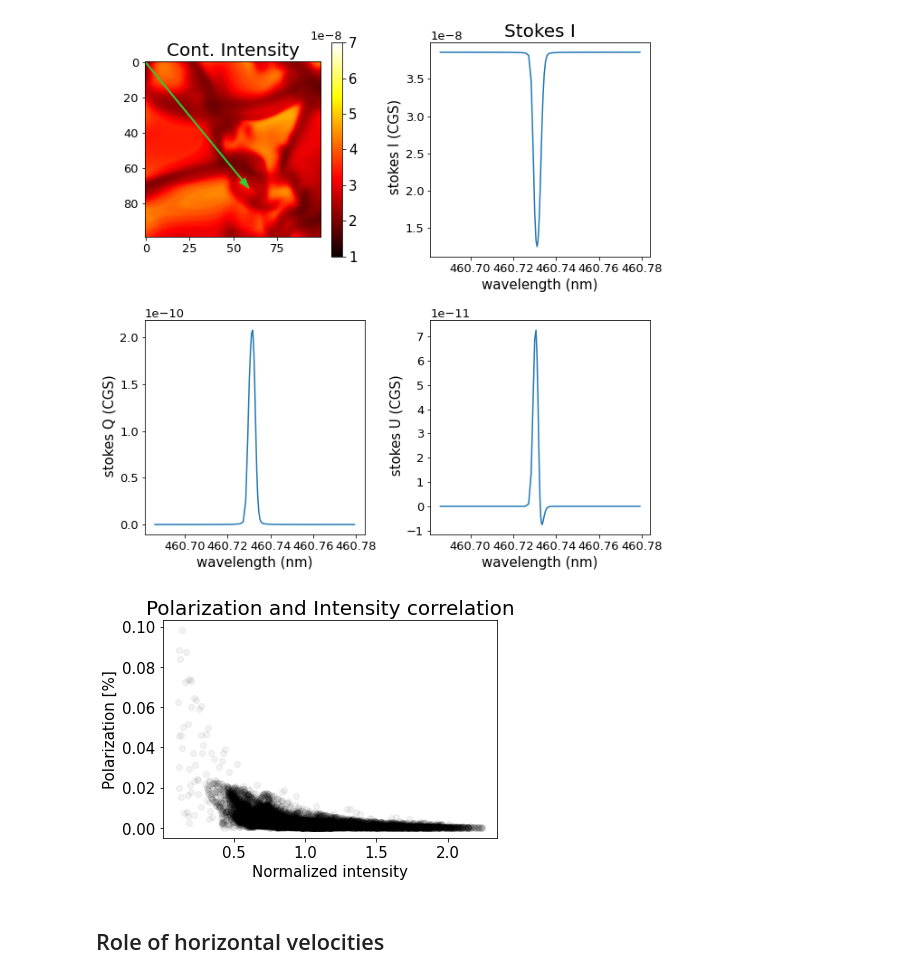
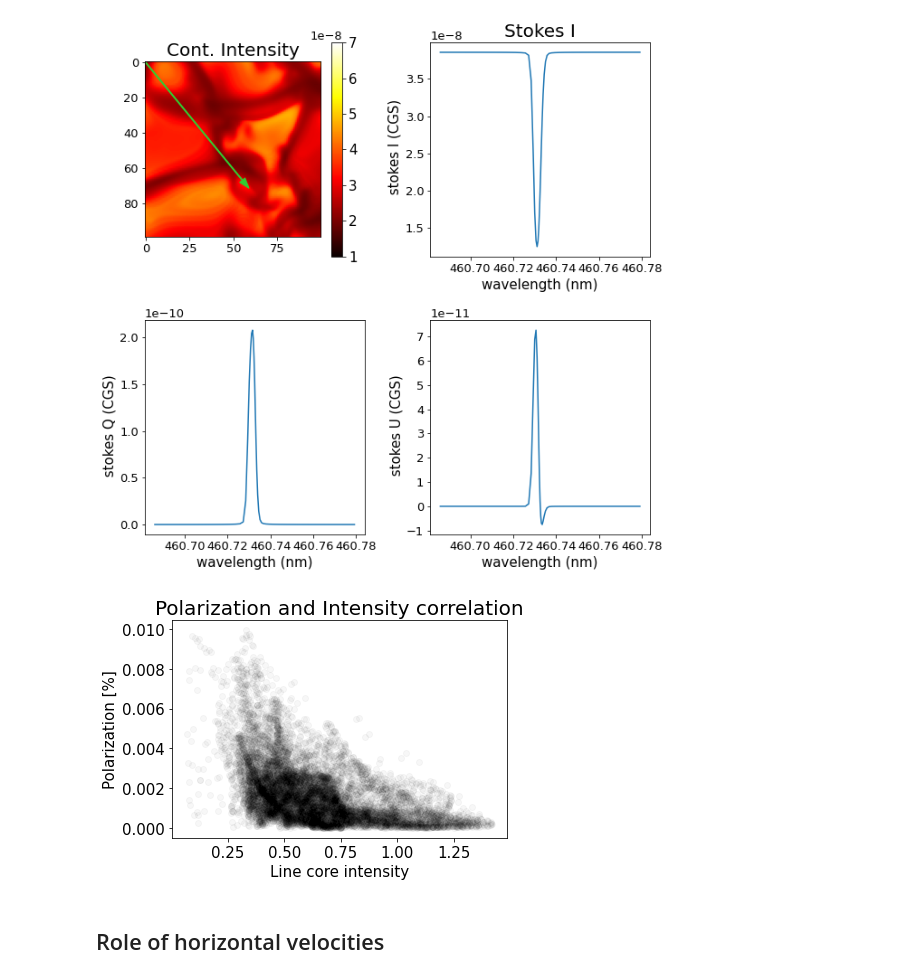
Before and after one commit to neerajkulk/reconstruct_hanle, a Jupyter notebook: scattering_pol/spol_synthesize.ipynb, the cells around one changed output. Cells and saved outputs as stored; diff of their text form; code cells hidden in the pictures.

```diff
--- a/scattering_pol/spol_synthesize.ipynb
+++ b/scattering_pol/spol_synthesize.ipynb
@@ -304,18 +425,18 @@ plt.savefig('/Users/kulkarniad/Desktop/mur100_pol.png')
 [figure]
 # %%
 pol = np.sqrt(q[lc,0]**2 + u[lc,0]**2)
-pol /= i[lc,0]
+pol /= i[ni,0]
 
-norm_I = i[lc,0] / np.mean(i[lc,0])
+norm_I = i[lc,0] / np.mean(i[ni,0])
 
-plt.scatter(norm_I,pol,alpha=0.05,color = 'black')
+plt.scatter(norm_I,pol,alpha=0.03,color = 'black')
 plt.title('Polarization and Intensity correlation',fontsize=20)
-plt.xlabel('Normalized intensity',fontsize=15)
+plt.xlabel('Line core intensity',fontsize=15)
 plt.ylabel('Polarization [%]',fontsize=15)
-plt.savefig('/Users/kulkarniad/Desktop/polscatter.png')
+plt.savefig('/Users/kulkarniad/Desktop/polscatter.png',bbox_inches = 'tight')
 plt.show()
 # %% [output]
-[figure, old version]
+[figure, new version]
 # %% [markdown]
 ## Role of horizontal velocities
 # %%
```
Also changed, not shown: parts of 12 cells of this notebook.
